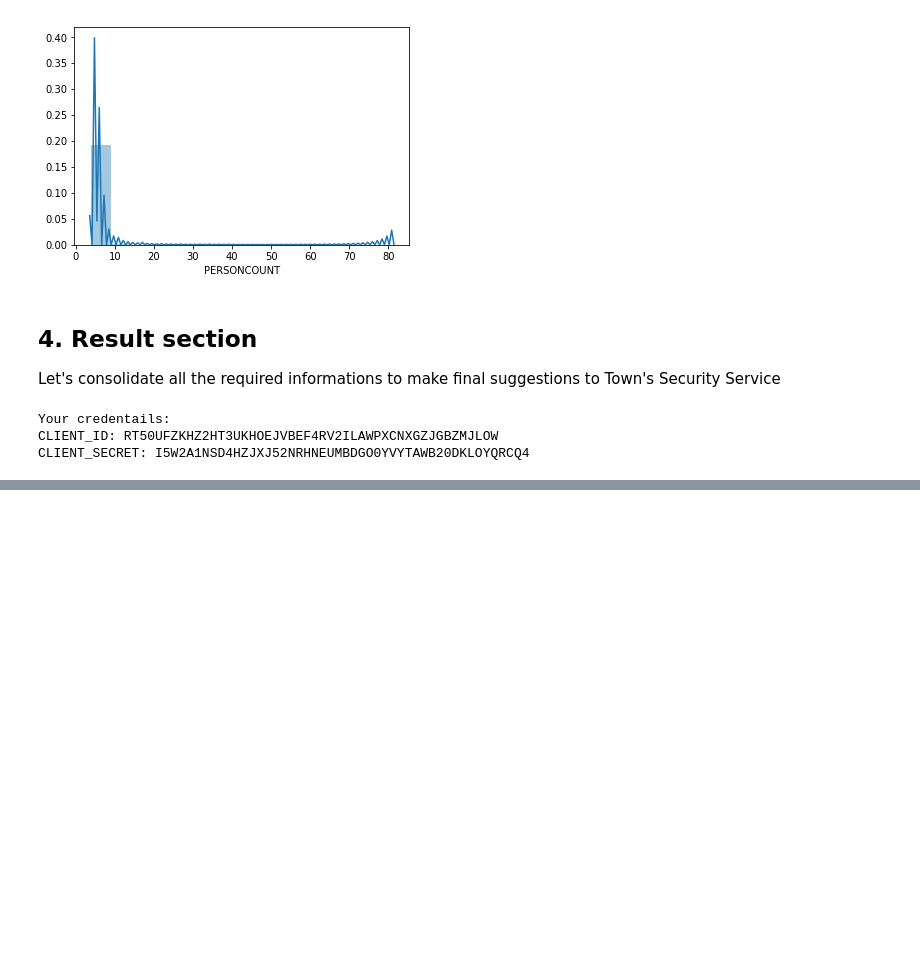
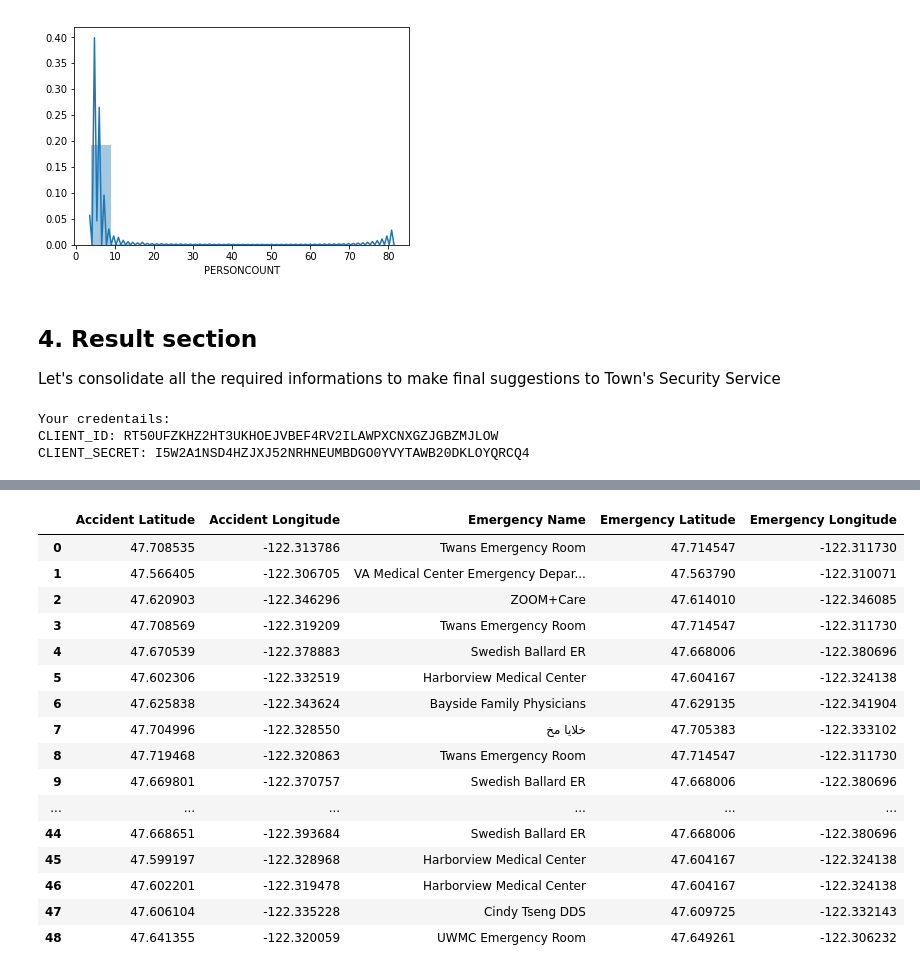
Before and after one commit to scovron/Coursera_Capstone, a Jupyter notebook: NB - Characteristics of car accidents.ipynb, the cells around one changed output, grey strips where cells are left out. Drawn from its saved outputs; the diff is of its cells as text; code cells hidden in the pictures; blank space fills up the shorter version.

```diff
--- a/NB - Characteristics of car accidents.ipynb
+++ b/NB - Characteristics of car accidents.ipynb
@@ -347 +321,22 @@ nearby_em
+# %%
+nearby_emn=pd.read_csv('near_emergency.csv')
+nearby_emn
+# %% [output]
+|  | Accident Latitude | Accident Longitude | Emergency Name | Emergency Latitude | Emergency Longitude |
+| 0 | 47.708535 | -122.313786 | Twans Emergency Room | 47.714547 | -122.311730 |
+| 1 | 47.566405 | -122.306705 | VA Medical Center Emergency Depar... | 47.563790 | -122.310071 |
+| 2 | 47.620903 | -122.346296 | ZOOM+Care | 47.614010 | -122.346085 |
+| 3 | 47.708569 | -122.319209 | Twans Emergency Room | 47.714547 | -122.311730 |
+| 4 | 47.670539 | -122.378883 | Swedish Ballard ER | 47.668006 | -122.380696 |
+| 5 | 47.602306 | -122.332519 | Harborview Medical Center | 47.604167 | -122.324138 |
+| 6 | 47.625838 | -122.343624 | Bayside Family Physicians | 47.629135 | -122.341904 |
+| 7 | 47.704996 | -122.328550 | خلايا مخ | 47.705383 | -122.333102 |
+| 8 | 47.719468 | -122.320863 | Twans Emergency Room | 47.714547 | -122.311730 |
+| 9 | 47.669801 | -122.370757 | Swedish Ballard ER | 47.668006 | -122.380696 |
+| ... | ... | ... | ... | ... | ... |
+| 44 | 47.668651 | -122.393684 | Swedish Ballard ER | 47.668006 | -122.380696 |
+| 45 | 47.599197 | -122.328968 | Harborview Medical Center | 47.604167 | -122.324138 |
+| 46 | 47.602201 | -122.319478 | Harborview Medical Center | 47.604167 | -122.324138 |
+| 47 | 47.606104 | -122.335228 | Cindy Tseng DDS | 47.609725 | -122.332143 |
+| 48 | 47.641355 | -122.320059 | UWMC Emergency Room | 47.649261 | -122.306232 |
 # %%
```
Also changed, not shown: parts of 18 cells of this notebook.
